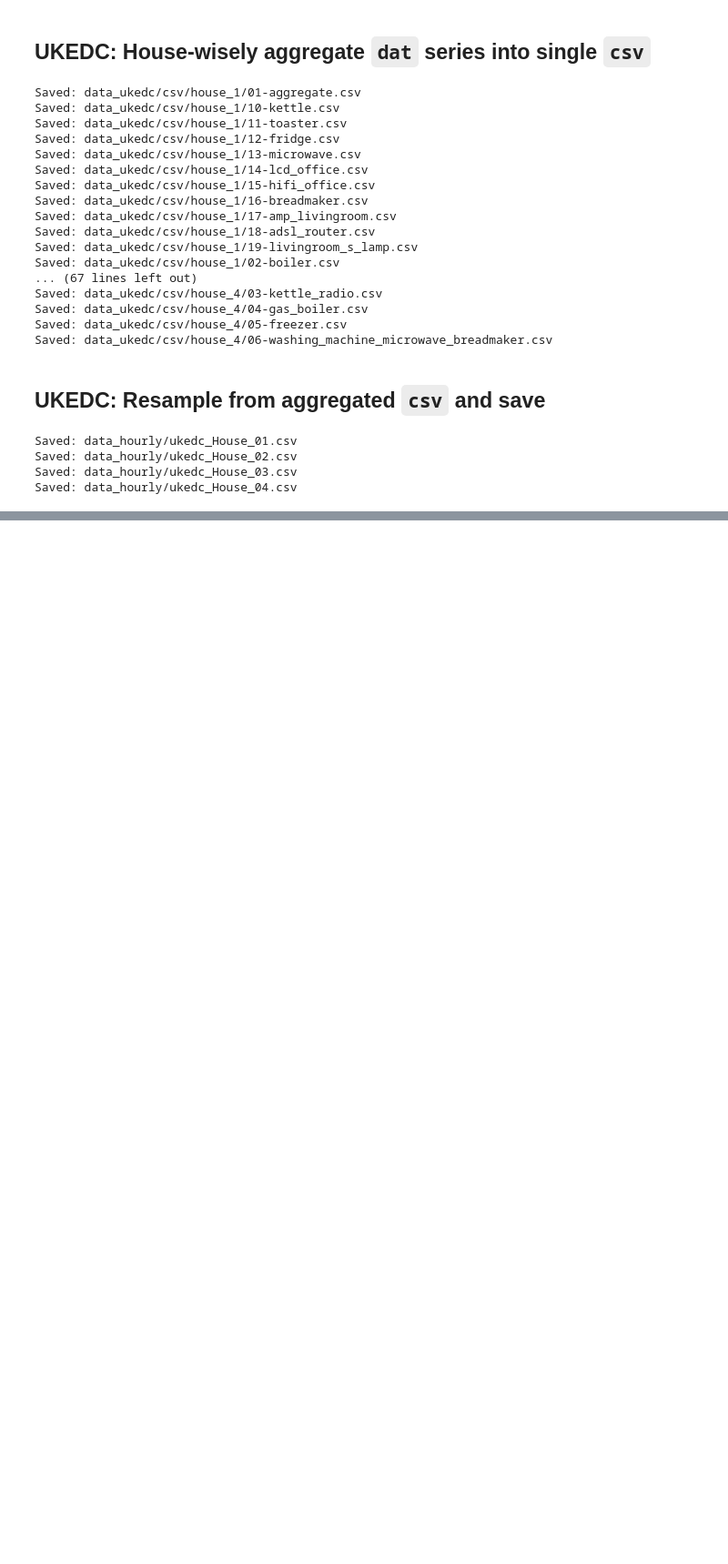
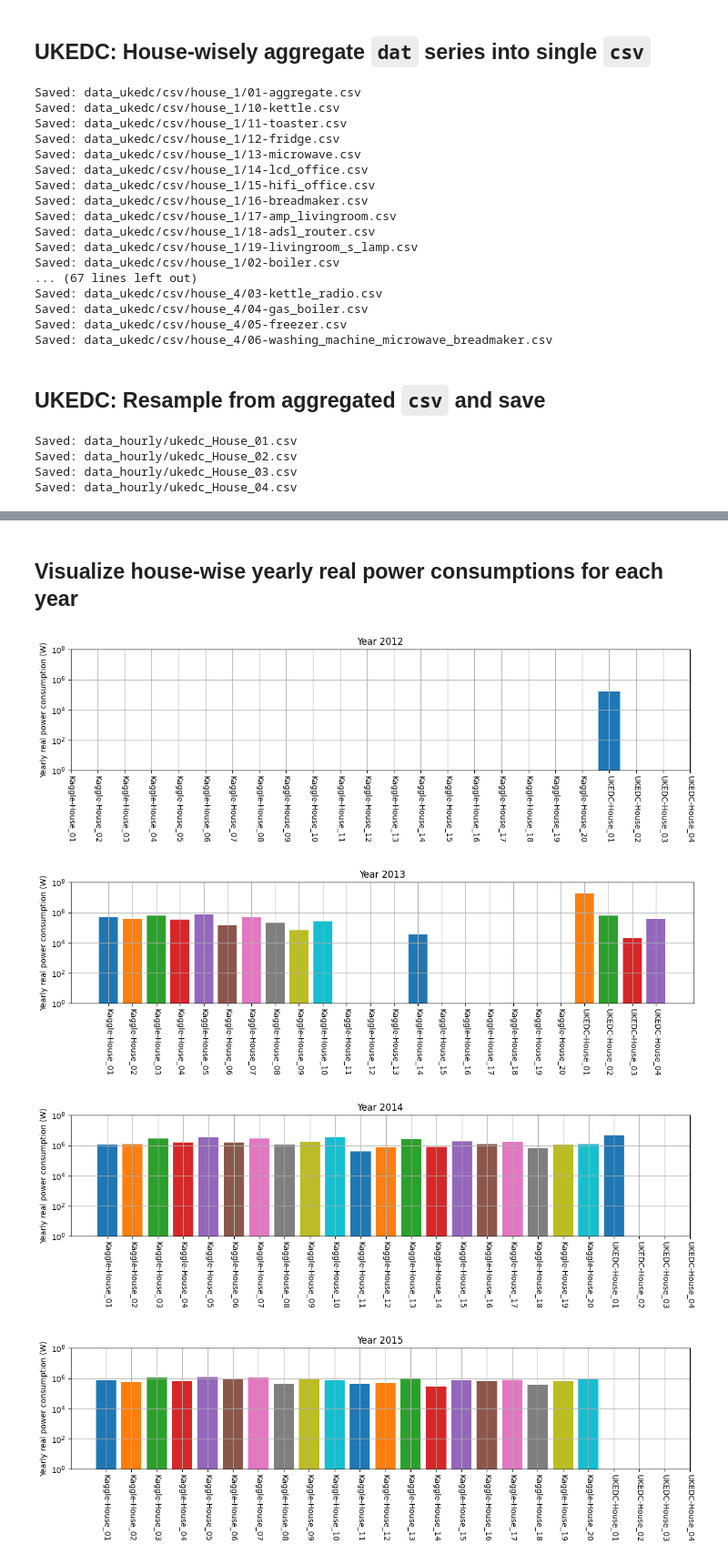
Before and after one commit to hyeonbeenlee/BigDataApplication2023, a Jupyter notebook: HW3/main_part_b.ipynb, the cells around one changed output, grey strips where cells are left out. Shown at 91% size. Cells and saved outputs as stored; diff of their text form; code cells hidden in the pictures; blank space fills up the shorter version.

```diff
--- a/HW3/main_part_b.ipynb
+++ b/HW3/main_part_b.ipynb
@@ -82,0 +115,28 @@ pass
+# %% [markdown]
+## Visualize house-wise yearly real power consumptions for each year
+# %%
+years = [2012, 2013, 2014, 2015]
+names = [f"Kaggle-House_{i+1:02d}" for i in range(len(kaggle_y))] + [
+    f"UKEDC-House_{i+1:02d}" for i in range(len(ukedc_y))
+]
+
+for y in years:
+    fig, ax = plt.subplots(figsize=(12, 4))
+    for i, d in enumerate(kaggle_y + ukedc_y):
+        try:
+            ax.bar(i, d[["total"]].loc[f"{y}-12-31"])
+        except KeyError:
+            continue
+    ax.set_xticks(range(len(kaggle_y + ukedc_y)))
+    ax.set_xticklabels(names, rotation=-90)
+    ax.set_ylabel("Yearly real power consumption (W)")
+    ax.set_ylim(1e0, 1e8)
+    ax.set_yscale("log")
+    ax.set_title(f"Year {y}")
+    ax.grid()
+    fig.tight_layout()
+# %% [output]
+[figure, added]
+[figure, added]
+[figure, added]
+[figure, added]
```
Also changed, not shown: parts of 9 cells of this notebook, 1 other file.
